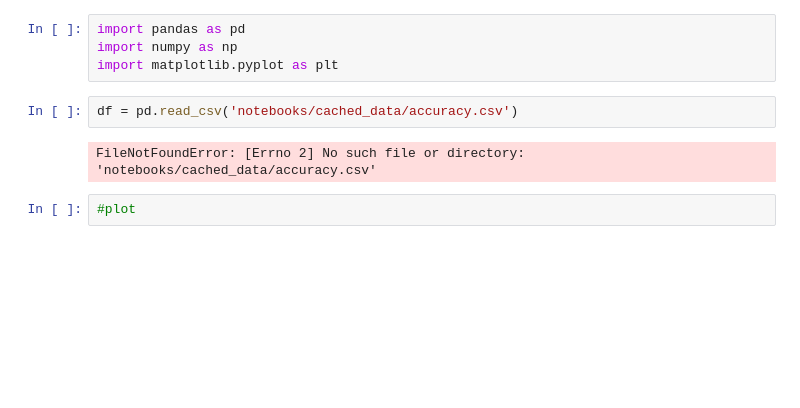
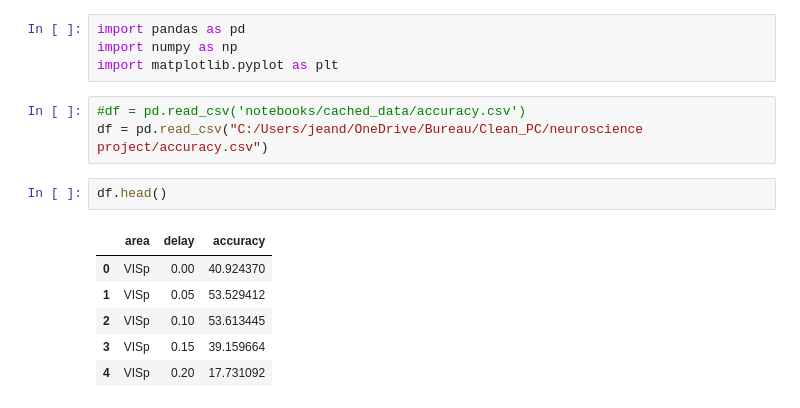
Before and after one commit to daniyarzt/neuromodelling, a Jupyter notebook: notebooks/plot_accuracies.ipynb, the cells around one changed output. Drawn from its saved outputs; the diff is of its cells as text; blank space fills up the shorter version.

```diff
--- a/notebooks/plot_accuracies.ipynb
+++ b/notebooks/plot_accuracies.ipynb
@@ -2,9 +2,15 @@
 import pandas as pd
 import numpy as np
 import matplotlib.pyplot as plt
-# %%
-df = pd.read_csv('notebooks/cached_data/accuracy.csv')
-# %% [output]
-FileNotFoundError: [Errno 2] No such file or directory: 'notebooks/cached_data/accuracy.csv'
-# %%
-#plot
+# %%
+#df = pd.read_csv('notebooks/cached_data/accuracy.csv')
+df = pd.read_csv("C:/Users/jeand/OneDrive/Bureau/Clean_PC/neuroscience project/accuracy.csv")
+# %%
+df.head()
+# %% [output]
+|  | area | delay | accuracy |
+| 0 | VISp | 0.00 | 40.924370 |
+| 1 | VISp | 0.05 | 53.529412 |
+| 2 | VISp | 0.10 | 53.613445 |
+| 3 | VISp | 0.15 | 39.159664 |
+| 4 | VISp | 0.20 | 17.731092 |
```
Also changed, not shown: parts of 2 cells of this notebook.
